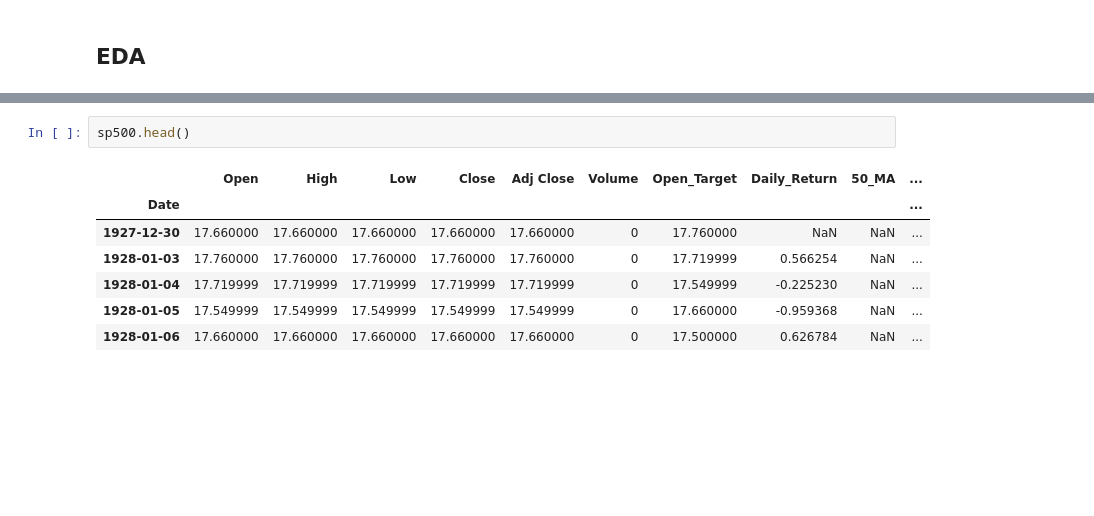
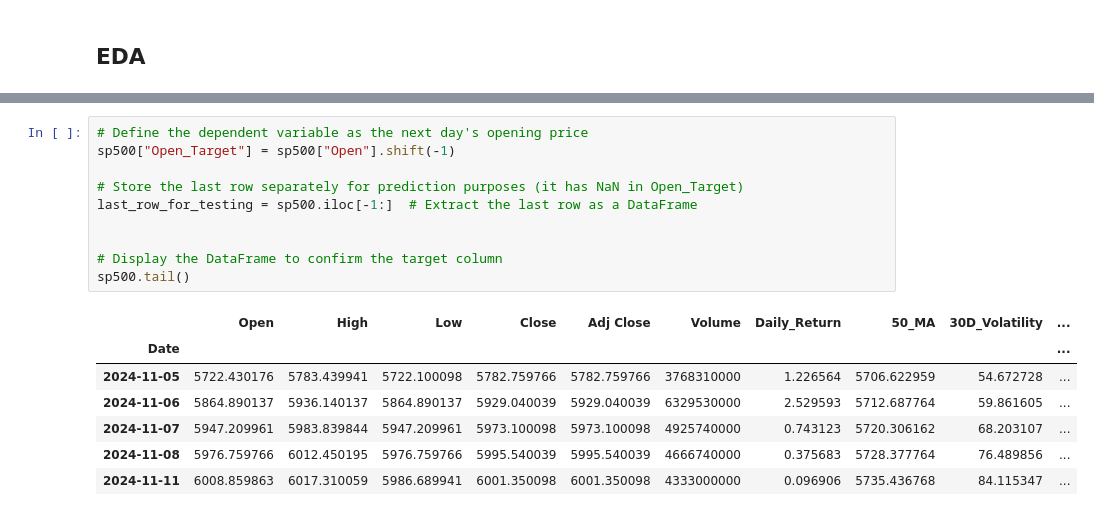
Before and after one commit to amannain122/stock_price_analysis, a Jupyter notebook: notebooks/etl_eda.ipynb, the cells around one changed output, grey strips where cells are left out. Drawn from its saved outputs; the diff is of its cells as text; blank space fills up the shorter version.

```diff
--- a/notebooks/etl_eda.ipynb
+++ b/notebooks/etl_eda.ipynb
@@ -174,14 +144,22 @@ See the caveats in the documentation: https://pandas.pydata.org/pandas-docs/stab
 [figure]
 [figure]
-# %%
-sp500.head()
-# %% [output]
-|  | Open | High | Low | Close | Adj Close | Volume | Open_Target | Daily_Return | 50_MA | ... |
-| Date |  |  |  |  |  |  |  |  |  | ... |
-| 1927-12-30 | 17.660000 | 17.660000 | 17.660000 | 17.660000 | 17.660000 | 0 | 17.760000 | NaN | NaN | ... |
-| 1928-01-03 | 17.760000 | 17.760000 | 17.760000 | 17.760000 | 17.760000 | 0 | 17.719999 | 0.566254 | NaN | ... |
-| 1928-01-04 | 17.719999 | 17.719999 | 17.719999 | 17.719999 | 17.719999 | 0 | 17.549999 | -0.225230 | NaN | ... |
-| 1928-01-05 | 17.549999 | 17.549999 | 17.549999 | 17.549999 | 17.549999 | 0 | 17.660000 | -0.959368 | NaN | ... |
-| 1928-01-06 | 17.660000 | 17.660000 | 17.660000 | 17.660000 | 17.660000 | 0 | 17.500000 | 0.626784 | NaN | ... |
+# %%
+# Define the dependent variable as the next day's opening price
+sp500["Open_Target"] = sp500["Open"].shift(-1)
+
+# Store the last row separately for prediction purposes (it has NaN in Open_Target)
+last_row_for_testing = sp500.iloc[-1:]  # Extract the last row as a DataFrame
+
+
+# Display the DataFrame to confirm the target column
+sp500.tail()
+# %% [output]
+|  | Open | High | Low | Close | Adj Close | Volume | Daily_Return | 50_MA | 30D_Volatility | ... |
+| Date |  |  |  |  |  |  |  |  |  | ... |
+| 2024-11-05 | 5722.430176 | 5783.439941 | 5722.100098 | 5782.759766 | 5782.759766 | 3768310000 | 1.226564 | 5706.622959 | 54.672728 | ... |
+| 2024-11-06 | 5864.890137 | 5936.140137 | 5864.890137 | 5929.040039 | 5929.040039 | 6329530000 | 2.529593 | 5712.687764 | 59.861605 | ... |
+| 2024-11-07 | 5947.209961 | 5983.839844 | 5947.209961 | 5973.100098 | 5973.100098 | 4925740000 | 0.743123 | 5720.306162 | 68.203107 | ... |
+| 2024-11-08 | 5976.759766 | 6012.450195 | 5976.759766 | 5995.540039 | 5995.540039 | 4666740000 | 0.375683 | 5728.377764 | 76.489856 | ... |
+| 2024-11-11 | 6008.859863 | 6017.310059 | 5986.689941 | 6001.350098 | 6001.350098 | 4333000000 | 0.096906 | 5735.436768 | 84.115347 | ... |
 # %%
 sp500 = sp500.dropna()
```
Also changed, not shown: parts of 10 cells of this notebook.
